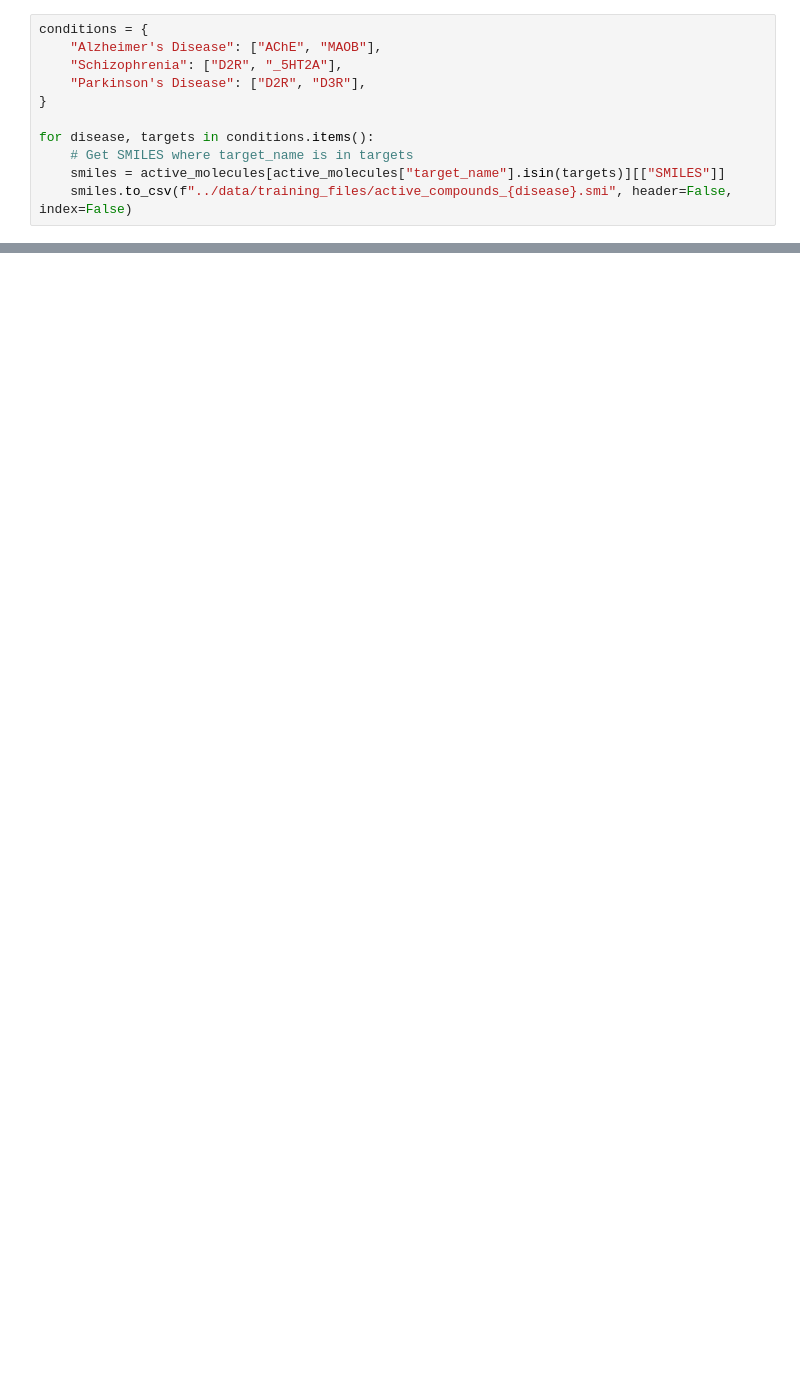
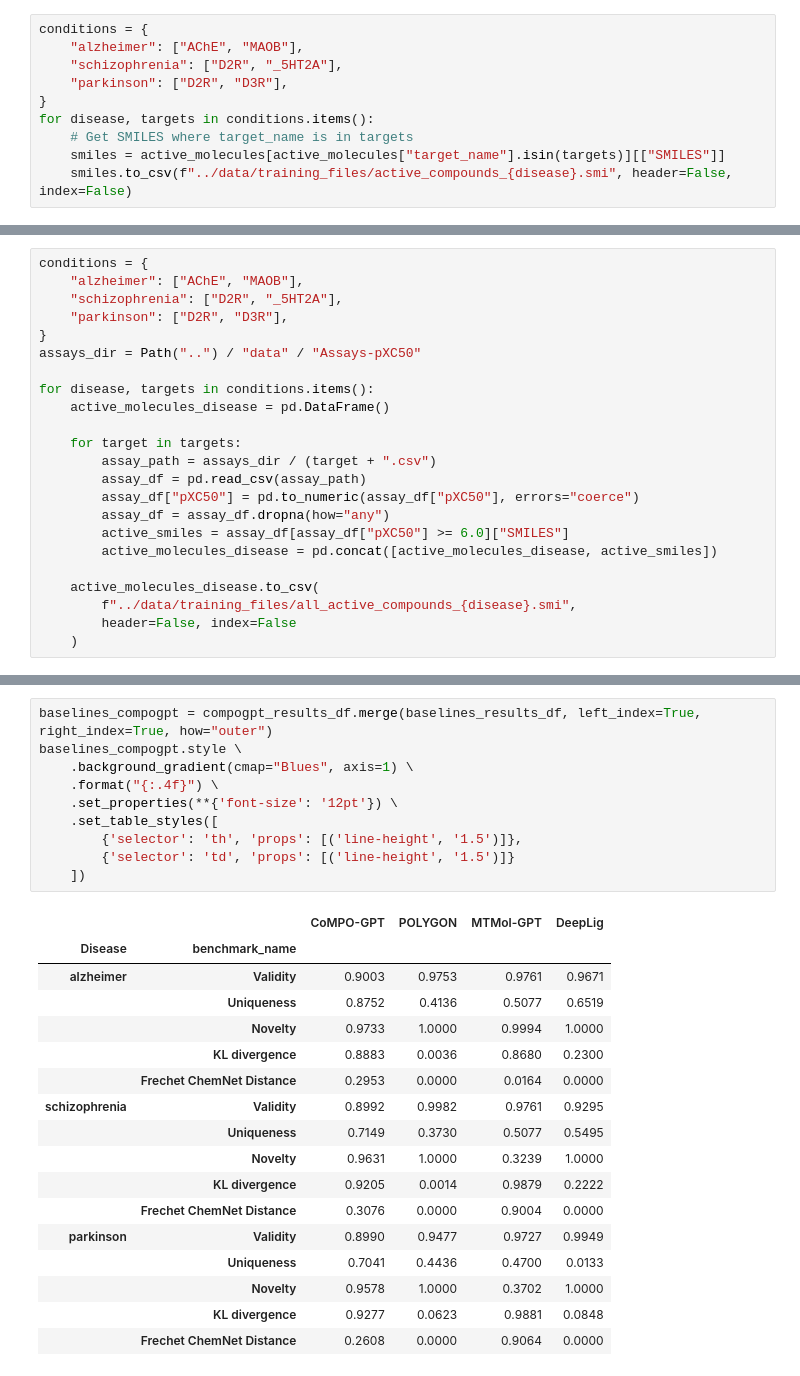
Before and after one commit to arthurcerveira/CoMPO-GPT, a Jupyter notebook: scripts/10-Distribution-Learning.ipynb, the cells around one changed output, grey strips where cells are left out. Cells and saved outputs as stored; diff of their text form; blank space fills up the shorter version.

Commit message:
Distribution-learning benchmarks results

```diff
--- a/scripts/10-Distribution-Learning.ipynb
+++ b/scripts/10-Distribution-Learning.ipynb
@@ -24,10 +24,9 @@ active_molecules.sample(5)
 # %%
 conditions = {
-    "Alzheimer's Disease": ["AChE", "MAOB"],
-    "Schizophrenia": ["D2R", "_5HT2A"],
-    "Parkinson's Disease": ["D2R", "D3R"],
+    "alzheimer": ["AChE", "MAOB"],
+    "schizophrenia": ["D2R", "_5HT2A"],
+    "parkinson": ["D2R", "D3R"],
 }
-
 for disease, targets in conditions.items():
     # Get SMILES where target_name is in targets
     smiles = active_molecules[active_molecules["target_name"].isin(targets)][["SMILES"]]
@@ -50,0 +83,23 @@ for disease, targets in conditions.items():
+# %%
+conditions = {
+    "alzheimer": ["AChE", "MAOB"],
+    "schizophrenia": ["D2R", "_5HT2A"],
+    "parkinson": ["D2R", "D3R"],
+}
+assays_dir = Path("..") / "data" / "Assays-pXC50"
+
+for disease, targets in conditions.items():
+    active_molecules_disease = pd.DataFrame()
+
+    for target in targets:
+        assay_path = assays_dir / (target + ".csv")
+        assay_df = pd.read_csv(assay_path)
+        assay_df["pXC50"] = pd.to_numeric(assay_df["pXC50"], errors="coerce")
+        assay_df = assay_df.dropna(how="any")
+        active_smiles = assay_df[assay_df["pXC50"] >= 6.0]["SMILES"]
+        active_molecules_disease = pd.concat([active_molecules_disease, active_smiles])
+
+    active_molecules_disease.to_csv(
+        f"../data/training_files/all_active_compounds_{disease}.smi",
+        header=False, index=False
+    )
@@ -50,0 +181,28 @@ for disease, targets in conditions.items():
+# %%
+baselines_compogpt = compogpt_results_df.merge(baselines_results_df, left_index=True, right_index=True, how="outer")
+baselines_compogpt.style \
+    .background_gradient(cmap="Blues", axis=1) \
+    .format("{:.4f}") \
+    .set_properties(**{'font-size': '12pt'}) \
+    .set_table_styles([
+        {'selector': 'th', 'props': [('line-height', '1.5')]},
+        {'selector': 'td', 'props': [('line-height', '1.5')]}
+    ])
+# %% [output]
+|  |  | CoMPO-GPT | POLYGON | MTMol-GPT | DeepLig |
+| Disease | benchmark_name |  |  |  |  |
+| alzheimer | Validity | 0.9003 | 0.9753 | 0.9761 | 0.9671 |
+|  | Uniqueness | 0.8752 | 0.4136 | 0.5077 | 0.6519 |
+|  | Novelty | 0.9733 | 1.0000 | 0.9994 | 1.0000 |
+|  | KL divergence | 0.8883 | 0.0036 | 0.8680 | 0.2300 |
+|  | Frechet ChemNet Distance | 0.2953 | 0.0000 | 0.0164 | 0.0000 |
+| schizophrenia | Validity | 0.8992 | 0.9982 | 0.9761 | 0.9295 |
+|  | Uniqueness | 0.7149 | 0.3730 | 0.5077 | 0.5495 |
+|  | Novelty | 0.9631 | 1.0000 | 0.3239 | 1.0000 |
+|  | KL divergence | 0.9205 | 0.0014 | 0.9879 | 0.2222 |
+|  | Frechet ChemNet Distance | 0.3076 | 0.0000 | 0.9004 | 0.0000 |
+| parkinson | Validity | 0.8990 | 0.9477 | 0.9727 | 0.9949 |
+|  | Uniqueness | 0.7041 | 0.4436 | 0.4700 | 0.0133 |
+|  | Novelty | 0.9578 | 1.0000 | 0.3702 | 1.0000 |
+|  | KL divergence | 0.9277 | 0.0623 | 0.9881 | 0.0848 |
+|  | Frechet ChemNet Distance | 0.2608 | 0.0000 | 0.9064 | 0.0000 |
```
Also changed, not shown: parts of 5 cells of this notebook, 8 other files.
